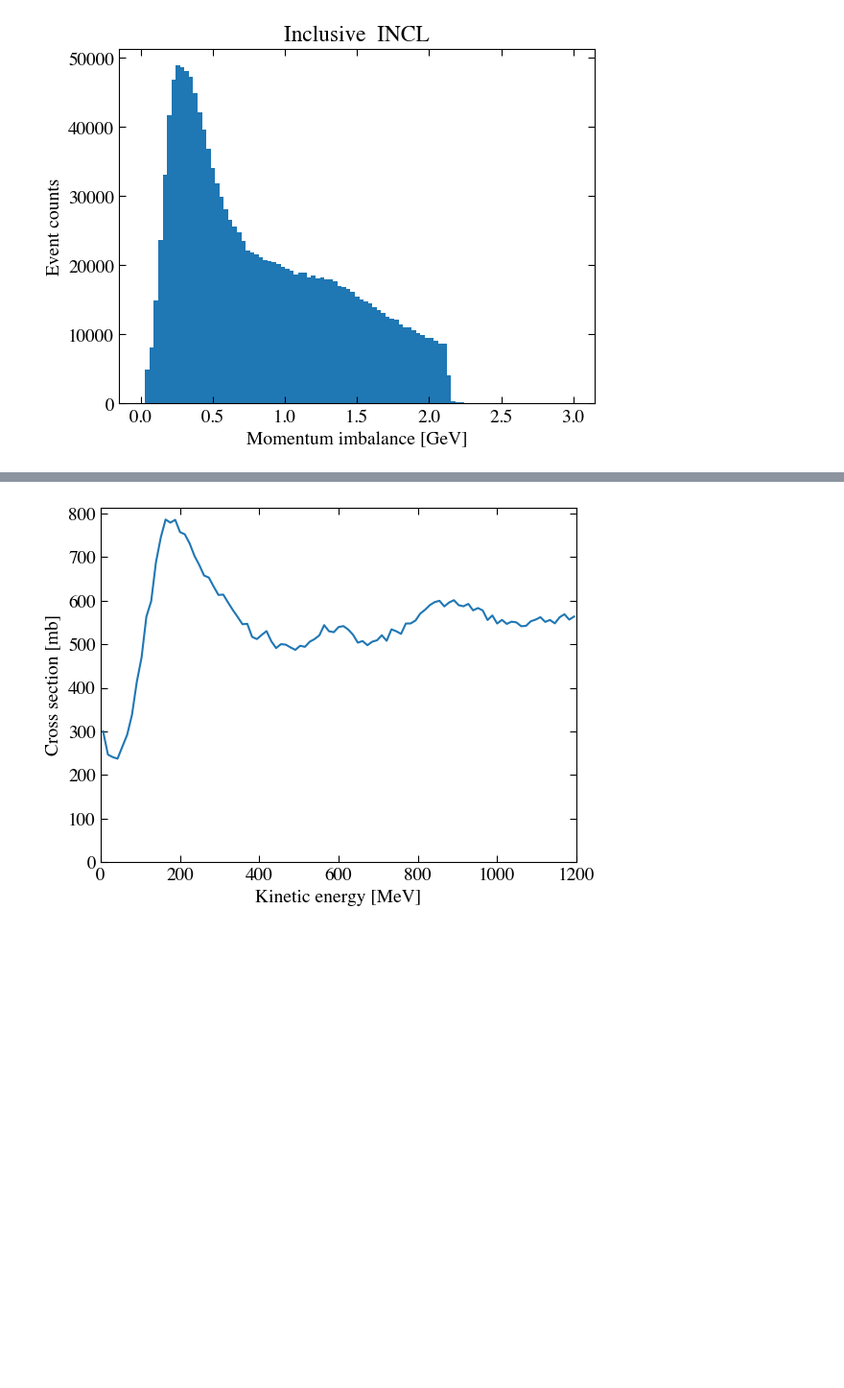
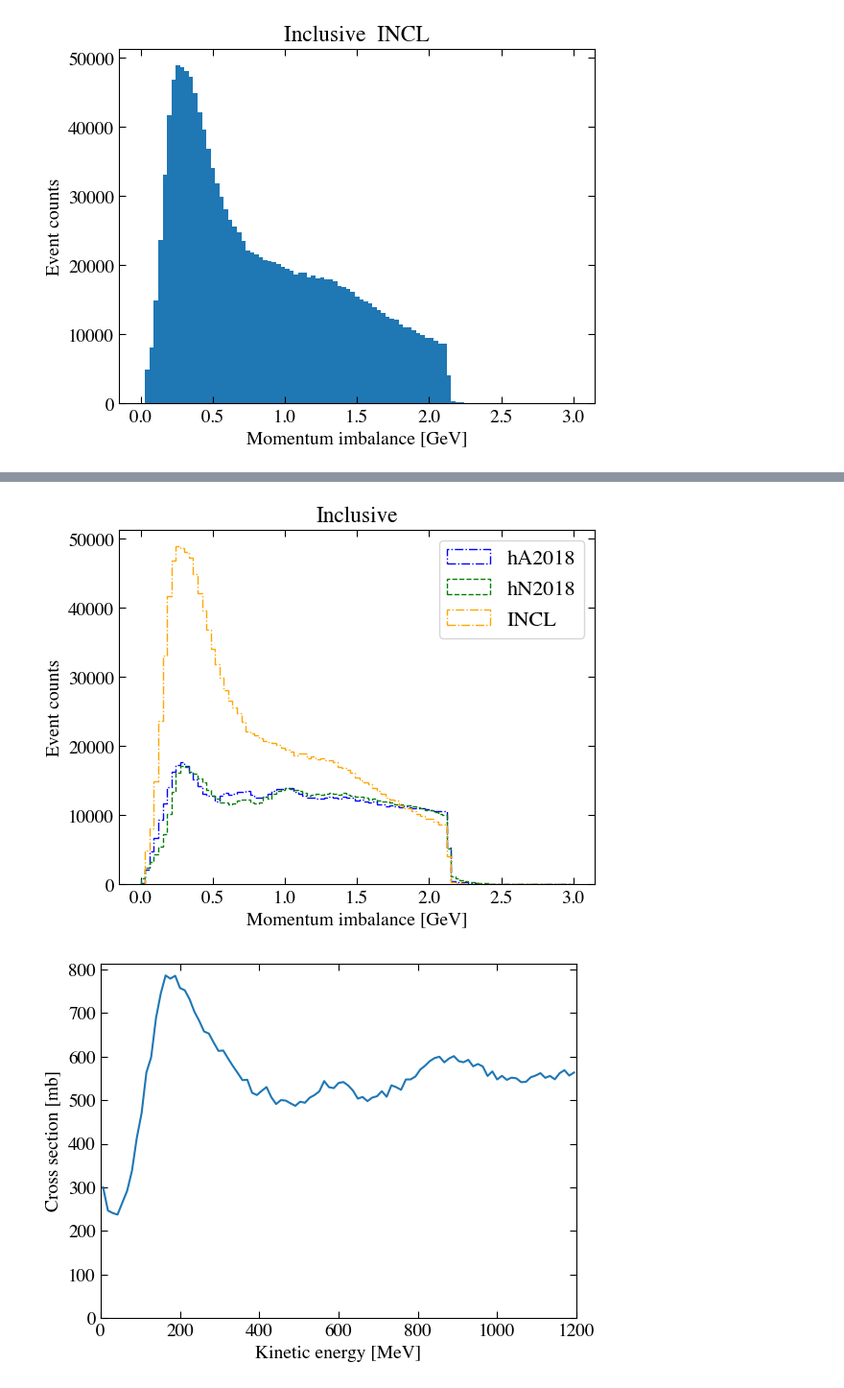
Before and after one commit to Yinrui-Liu/FSI_plots, a Jupyter notebook: hadron_sample_plots.ipynb, the cells around one changed output, grey strips where cells are left out. Shown at 96% size. Drawn from its saved outputs; the diff is of its cells as text; code cells hidden in the pictures; blank space fills up the shorter version.

```diff
--- a/hadron_sample_plots.ipynb
+++ b/hadron_sample_plots.ipynb
@@ -1012,3 +1339,19 @@ plt.show()
+# %%
+### momentum imbalance
+xbins = np.linspace(0, 3, 100)
+
+plt.hist(Pimbalance_arr_hA18[int_type_arr_hA18>0], bins=xbins, histtype="step", linestyle="-.", color="blue", label="hA2018")
+plt.hist(Pimbalance_arr_hN18[int_type_arr_hN18>0], bins=xbins, histtype="step", linestyle="--", color="green", label="hN2018")
+plt.hist(Pimbalance_arr_INCL[int_type_arr_INCL>0], bins=xbins, histtype="step", linestyle="-.", color="orange", label="INCL")
+plt.xlim(None, None)
+plt.xlabel("Momentum imbalance [GeV]")
+plt.ylim(0, None)
+plt.ylabel("Event counts")
+plt.title(f"Inclusive")
+plt.legend(fontsize=16)
+plt.show()
+# %% [output]
+[figure, added]
 # %%
 A = 40
 r0 = 3*1.4
```
Also changed, not shown: parts of 6 cells of this notebook.
